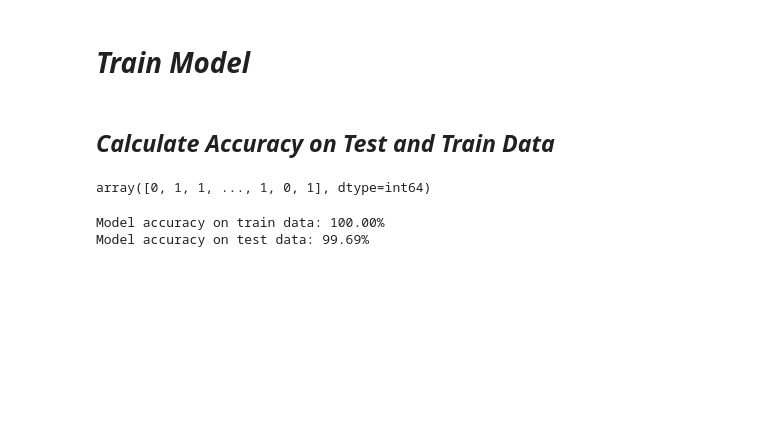
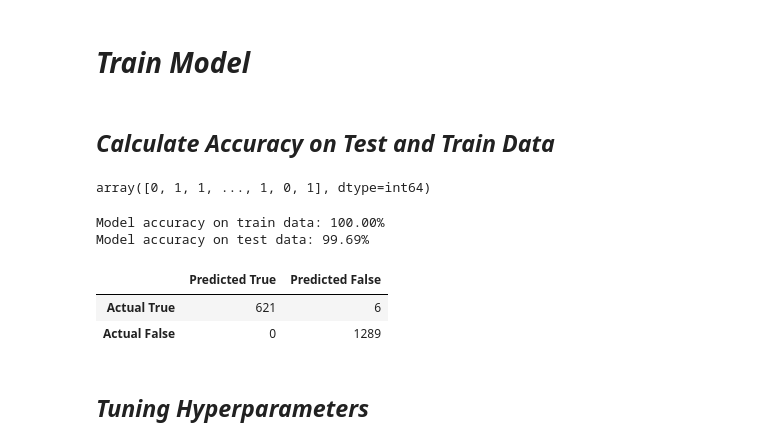
Before and after one commit to amirhosein-ziaei/Machine_Learning_Projects, a Jupyter notebook: Classify_Movie/Classifier.ipynb, the cells around one changed output. Drawn from its saved outputs; the diff is of its cells as text; code cells hidden in the pictures; blank space fills up the shorter version.

Commit message:
add information about hyperparameters

```diff
--- a/Classify_Movie/Classifier.ipynb
+++ b/Classify_Movie/Classifier.ipynb
@@ -311,3 +311,13 @@ print('Model accuracy on test data: %.2f%%' % (sklearn.metrics.accuracy_score(y_
 # %% [output]
 Model accuracy on train data: 100.00%
 Model accuracy on test data: 99.69%
+# %%
+# Confusion Matrix
+CM = sklearn.metrics.confusion_matrix(y_test, predictions)
+pd.DataFrame(CM, ['Actual True', 'Actual False'], columns=['Predicted True', 'Predicted False'])
+# %% [output]
+|  | Predicted True | Predicted False |
+| Actual True | 621 | 6 |
+| Actual False | 0 | 1289 |
+# %% [markdown]
+## *Tuning Hyperparameters*
```
Also changed, not shown: parts of 1 cell of this notebook.
